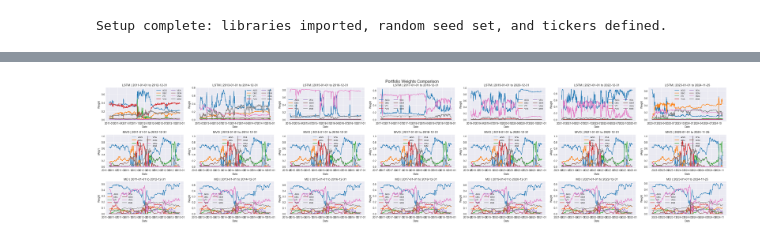
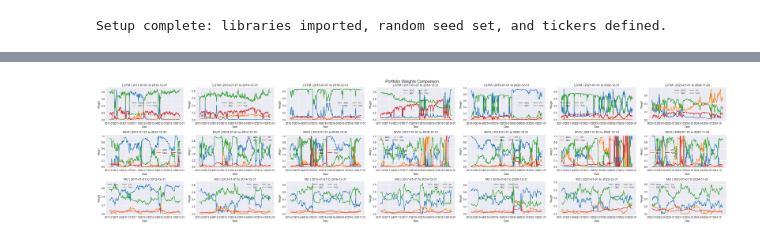
Before and after one commit to AmanNarendraAli/PortfolioOptimisationCapstone, a Jupyter notebook: main.ipynb, the cells around one changed output, grey strips where cells are left out. Cells and saved outputs as stored; diff of their text form; code cells hidden in the pictures.

Commit message:
made backtesting modular

```diff
--- a/main.ipynb
+++ b/main.ipynb
@@ -28,7 +28,7 @@ tf.random.set_seed(123)
 plt.style.use('seaborn-darkgrid')
 
 # Define the tickers and date range with consideration of trading days
-TICKERS = ['AGG', 'DBC', 'VTI', '^VIX', 'VEA', 'EEM', 'VNQ', 'IWM']
+TICKERS = ['AGG', 'DBC', 'VTI', '^VIX']#, 'VEA', 'EEM', 'VNQ', 'IWM']
 
 # Approximate number of trading days per year (useful for annualizing returns)
 TRADING_DAYS_PER_YEAR = 252
@@ -794,0 +698,11 @@ MD Allocation: [0.47489146 0.10143215 0.02656515 0.         0.         0.0111608
+# %%
+# Run the backtest
+portfolio_histories, lstm_metrics, mvo_metrics, md_metrics, ew_metrics = run_backtest(
+    data,
+    periods,
+    initial_cash,
+    C,
+    rebalancing_frequency=1,
+    lstm_window_size=50,
+    mvo_md_window_size=50
+)
@@ -870,6 +876,6 @@ EW Metrics:
 # %%
-strategies = ['LSTM', 'MVO', 'MD']
-asset_names = ['AGG', 'DBC', 'VTI', '^VIX', 'VEA', 'EEM', 'VNQ', 'IWM']
+strategies = ['LSTM','MVO', 'MD']
+asset_names = TICKERS
 plot_weights_comparison(portfolio_histories, periods, strategies, asset_names)
 # %% [output]
-[figure, old version]
+[figure, new version]
```
Also changed, not shown: parts of 8 cells of this notebook.
